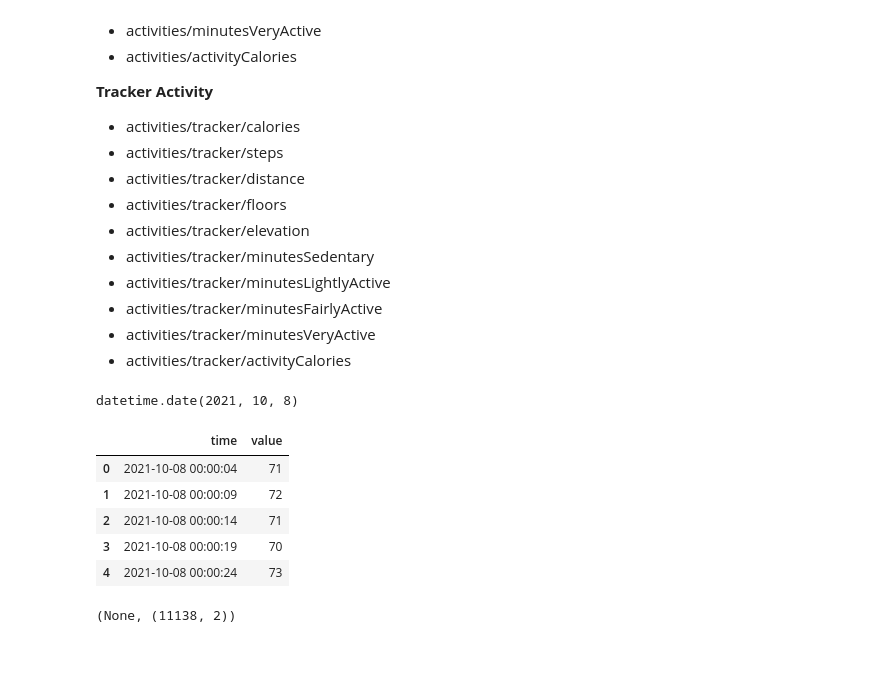
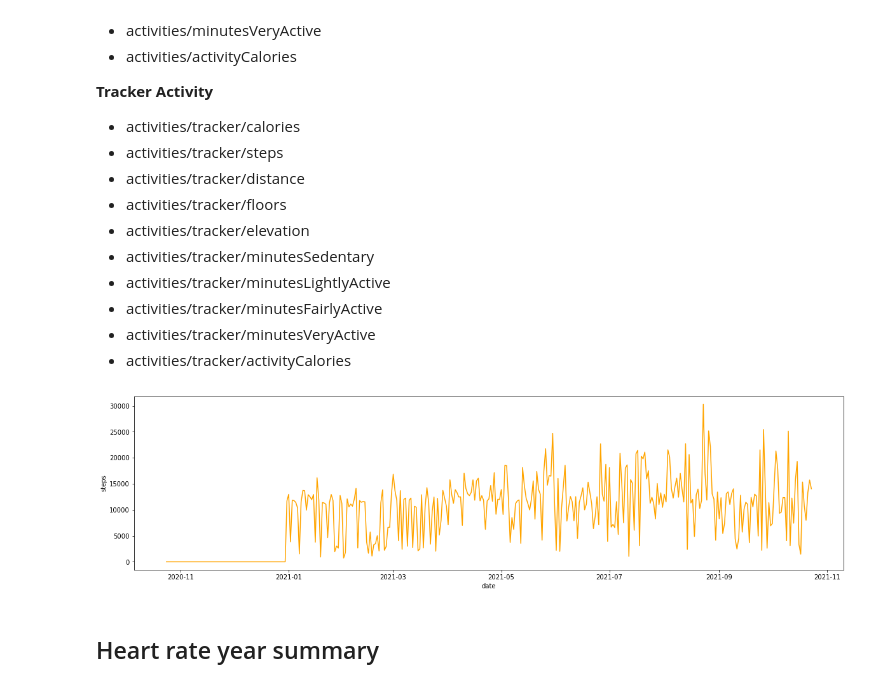
Before and after one commit to jameshtwose/jms_fitbit_analyses, a Jupyter notebook: python-fitbit/request_my_data.ipynb, the cells around one changed output. Drawn from its saved outputs; the diff is of its cells as text; code cells hidden in the pictures; blank space fills up the shorter version.

Commit message:
looking into getting the heart rate and sleep data direct from the fitbit api, and, looking into possible analyses of interest

```diff
--- a/python-fitbit/request_my_data.ipynb
+++ b/python-fitbit/request_my_data.ipynb
@@ -82,17 +78,0 @@ oneDayData = auth2_client.intraday_time_series('activities/heart', oneDate, deta
-# %%
-oneDate
-# %% [output]
-datetime.date(2021, 10, 8)
-# %%
-df = pd.DataFrame(oneDayData["activities-heart-intraday"]["dataset"])
-df = df.assign(time = lambda x: pd.to_datetime(str(f"{oneDate} ") + df["time"]))
-
-display(df.head()), df.shape
-# %% [output]
-|  | time | value |
-| 0 | 2021-10-08 00:00:04 | 71 |
-| 1 | 2021-10-08 00:00:09 | 72 |
-| 2 | 2021-10-08 00:00:14 | 71 |
-| 3 | 2021-10-08 00:00:19 | 70 |
-| 4 | 2021-10-08 00:00:24 | 73 |
-(None, (11138, 2))
@@ -98,0 +145,14 @@ display(df.head()), df.shape
+# %%
+feature="steps"
+year_df = get_year_df(feature)
+
+_ = plt.figure(figsize=(20, 5))
+ax = sns.lineplot(data=year_df,
+                 x="date",
+                 y=feature,
+                 color="orange"
+                 )
+# %% [output]
+[figure, added]
+# %% [markdown]
+## Heart rate year summary
```
Also changed, not shown: parts of 58 cells of this notebook, 4 other files.
